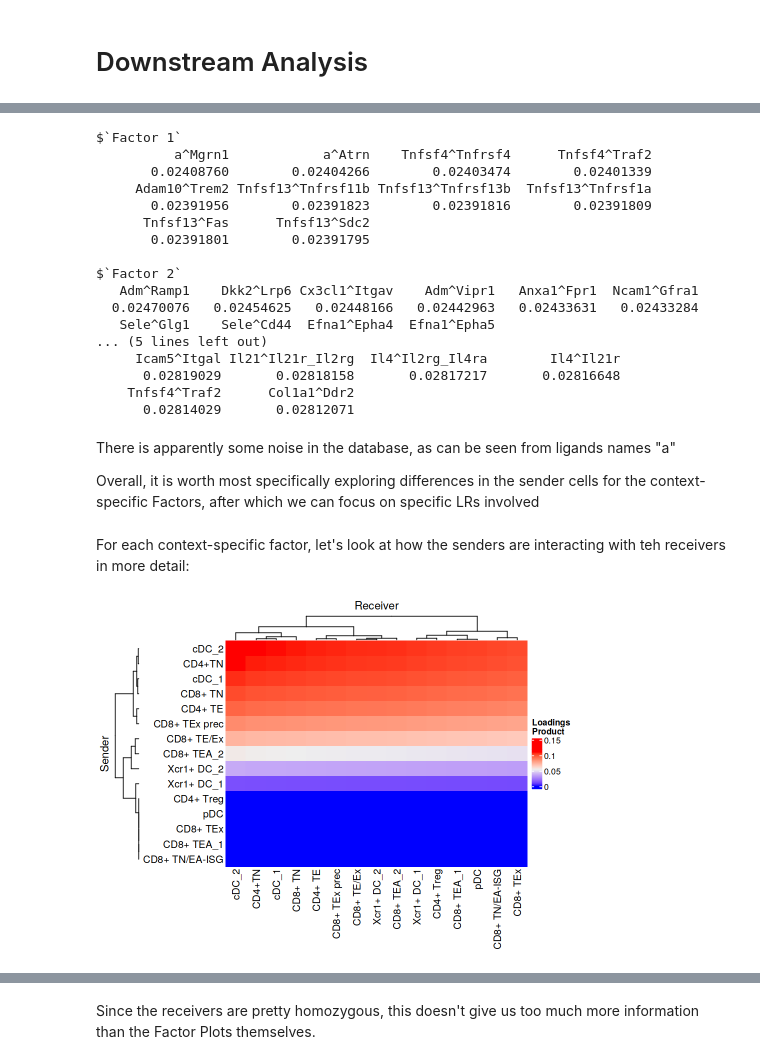
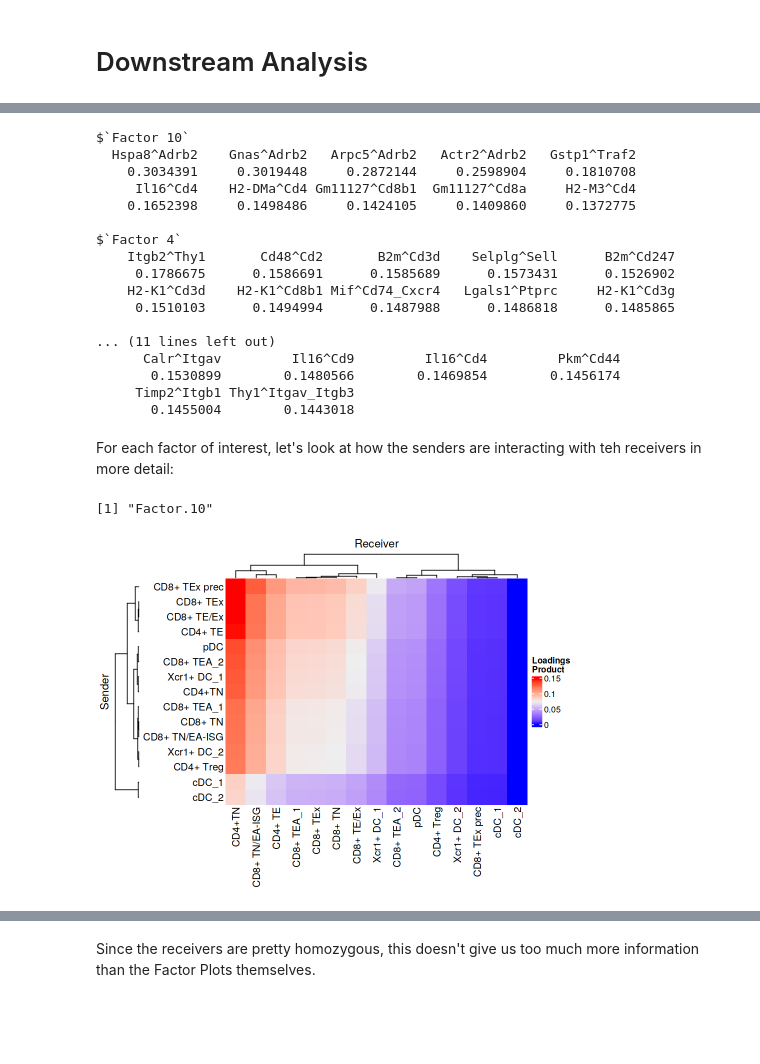
Before and after one commit to hmbaghdassarian/norcross_abc, a Jupyter notebook: notebooks/05_CCC_analysis.ipynb, the cells around one changed output, grey strips where cells are left out. Saved outputs shown, nothing was run; the diff lists cells and outputs as text; code cells hidden in the pictures; blank space fills up the shorter version.

```diff
--- a/notebooks/05_CCC_analysis.ipynb
+++ b/notebooks/05_CCC_analysis.ipynb
@@ -140,6 +161,11 @@ Inverting `magnitude_rank`!
 Inverting `magnitude_rank`!
 # %%
 score_col = 'magnitude_rank'
-min.score<-min(sapply(abc.ccc.sce@metadata$liana_res, function(x) min(x[[score_col]])))
-min.score
+
+if (params$lr_fill_by == 'min'){
+    lr.fill.value<-min(sapply(abc.ccc.sce@metadata$liana_res, function(x) min(x[[score_col]])))
+}else if (is.numeric(params$lr_fill_by)){
+    lr.fill.value<-params$lr_fill_by
+}
+lr.fill.value
 # %% [output]
@@ -149,8 +175,8 @@ min.score
 tensor <- liana::liana_tensor_c2c(sce = abc.ccc.sce,
                                   context_df_dict = NULL,
                                   score_col = 'magnitude_rank',
-                                  how = 'outer',
-                                  lr_fill = min.score,
+                                  how = params$how,
+                                  lr_fill = lr.fill.value,
                                   cell_fill = 0,
                                   context_order = levels(abc.ccc.sce@colData$orig.ident),
                                   sort_elements = TRUE,
@@ -228,14 +254,18 @@ error_average %>%
 # %%
 # addapt from liana
-plot_c2c_overview <- function(sce, group_col, sample_col){
+plot_c2c_overview <- function(sce, group_col, sample_col, factors.of.interest=NULL){
 
     factors <- get_c2c_factors(sce, group_col, sample_col)
+    if (is.null(factors.of.interest)){
+        factors.of.interest<-names(which(sapply(names(factors$contexts), function(x) startsWith(x, 'Factor.'))))
+    }
 
     # Contexts
     contexts <- factors$contexts %>%
         pivot_longer(cols = -c("context", group_col),
                      names_to = "factor", values_to = "loadings"
         ) %>%
+        filter(factor %in% factors.of.interest) %>%
         ggplot(aes(x=context, y=loadings, fill=.data[[group_col]])) +
         geom_bar(stat="identity") +
         facet_grid(factor ~ .) +
@@ -251,6 +281,7 @@ plot_c2c_overview <- function(sce, group_col, sample_col){
     # lr
     lr <- factors$interactions %>%
         pivot_longer(-lr, names_to = "factor", values_to = "loadings") %>%
+        filter(factor %in% factors.of.interest) %>%
         ggplot(aes(x=lr, y=loadings)) +
         geom_bar(stat="identity") +
         facet_grid(factor ~ ., scales = "free_y") +
@@ -270,6 +301,7 @@ plot_c2c_overview <- function(sce, group_col, sample_col){
         pivot_longer(cols = -celltype,
                      names_to = "factor", values_to = "loadings"
         ) %>%
+        filter(factor %in% factors.of.interest) %>%
         ggplot(aes(x=celltype, y=loadings,
                    fill=celltype)) +
         geom_bar(stat="identity") +
@@ -289,6 +321,7 @@ plot_c2c_overview <- function(sce, group_col, sample_col){
         pivot_longer(cols = -celltype,
                      names_to = "factor", values_to = "loadings"
         ) %>%
+        filter(factor %in% factors.of.interest) %>%
         ggplot(aes(x=celltype, y=loadings,
                    fill=celltype)) +
         geom_bar(stat="identity") +
@@ -329,3 +367,10 @@ General conclusions: 3 of the 4 factors (Factors 1-3) represent a single-context
 Some interesting sender + context-specific results: CD8 ISG seems specific to aCD4_ABC, TEA_1 is not active in DT_ABC but is in the other two contexts (though this may not align with trajectory analysis results), exhausted CD8s are active as senders in DT_ and aCD4_ABC but not as much in ABC (except TEx), no Tex in aCD4_ABC, some Xcr1 activity in aCD4_ABC but not the other two conditions.
 
 One unexpected result is that, in the single-context factors, many of the LRs seem to be equally participating (and lower loading values than Factor 4), indicating that perhaps the interactions that are more heavily LR-specific are associated with all contexts and cell types, whereas more subtle differences in which sender cells are expressing LRs dominate Factors 1-3. This may make the results less meaningful. This can also be seen in a heatmap of the LR loadings, where the context-specific factor loadings are weaker and also show substantial overlap:
+# %%
+h_ = 10
+w_ = 15
+options(repr.plot.height=h_, repr.plot.width=w_)
+fos<-paste0('Factor.', c('10', '4', '8', '9')
+plot_c2c_overview(sce = abc.ccc.sce, group_col = 'group', sample_col = 'orig.ident',
+                 factors.of.interest = fos)
@@ -348,44 +424,41 @@ liana::plot_lr_heatmap(sce = abc.ccc.sce,  n = 20)
 # %%
 top_lrs = list()
-for (i in 1:3){
-    factor.name<-paste0('Factor ', i)
+for (factor.name in paste0('Factor ', c('10', '4', '8', '9')){
     top_lrs[[factor.name]] = tensor$get_top_factor_elements(order_name='interactions',
                                 factor_name=factor.name,
                                 top_number=as.integer(10))
 }
 top_lrs
 # %% [output]
-$`Factor 1`
-          a^Mgrn1            a^Atrn    Tnfsf4^Tnfrsf4      Tnfsf4^Traf2
-       0.02408760        0.02404266        0.02403474        0.02401339
-     Adam10^Trem2 Tnfsf13^Tnfrsf11b Tnfsf13^Tnfrsf13b  Tnfsf13^Tnfrsf1a
-       0.02391956        0.02391823        0.02391816        0.02391809
-      Tnfsf13^Fas      Tnfsf13^Sdc2
-       0.02391801        0.02391795
+$`Factor 10`
+  Hspa8^Adrb2    Gnas^Adrb2   Arpc5^Adrb2   Actr2^Adrb2   Gstp1^Traf2
+    0.3034391     0.3019448     0.2872144     0.2598904     0.1810708
+     Il16^Cd4    H2-DMa^Cd4 Gm11127^Cd8b1  Gm11127^Cd8a     H2-M3^Cd4
+    0.1652398     0.1498486     0.1424105     0.1409860     0.1372775
 
-$`Factor 2`
-   Adm^Ramp1    Dkk2^Lrp6 Cx3cl1^Itgav    Adm^Vipr1   Anxa1^Fpr1  Ncam1^Gfra1
-  0.02470076   0.02454625   0.02448166   0.02442963   0.02433631   0.02433284
-   Sele^Glg1    Sele^Cd44  Efna1^Epha4  Efna1^Epha5
-... (5 lines left out)
-     Icam5^Itgal Il21^Il21r_Il2rg  Il4^Il2rg_Il4ra        Il4^Il21r
-      0.02819029       0.02818158       0.02817217       0.02816648
-    Tnfsf4^Traf2      Col1a1^Ddr2
-      0.02814029       0.02812071
+$`Factor 4`
+    Itgb2^Thy1       Cd48^Cd2       B2m^Cd3d    Selplg^Sell      B2m^Cd247
+     0.1786675      0.1586691      0.1585689      0.1573431      0.1526902
+    H2-K1^Cd3d    H2-K1^Cd8b1 Mif^Cd74_Cxcr4   Lgals1^Ptprc     H2-K1^Cd3g
+     0.1510103      0.1494994      0.1487988      0.1486818      0.1485865
+
+... (11 lines left out)
+      Calr^Itgav         Il16^Cd9         Il16^Cd4         Pkm^Cd44
+       0.1530899        0.1480566        0.1469854        0.1456174
+     Timp2^Itgb1 Thy1^Itgav_Itgb3
+       0.1455004        0.1443018
-# %% [markdown]
-There is apparently some noise in the database, as can be seen from ligands names "a"
-
-Overall, it is worth most specifically exploring differences in the sender cells for the context-specific Factors, after which we can focus on specific LRs involved
 # %% [markdown]
-For each context-specific factor, let's look at how the senders are interacting with teh receivers in more detail:
+For each factor of interest, let's look at how the senders are interacting with teh receivers in more detail:
 # %%
 h_ = 6
 w_ = 8
 options(repr.plot.height=h_, repr.plot.width=w_)
-selected_factor<-'Factor.1'
+selected_factor<-fos[[1]]
+print(selected_factor)
 liana::plot_c2c_cells(sce = abc.ccc.sce,
                    factor_of_int = selected_factor,
                    name = "Loadings \nProduct") + ggtitle(selected_factor)
 # %% [output]
+[1] "Factor.10"
-[figure, old version]
+[figure, new version]
 # %%
```
Also changed, not shown: parts of 31 cells of this notebook.
